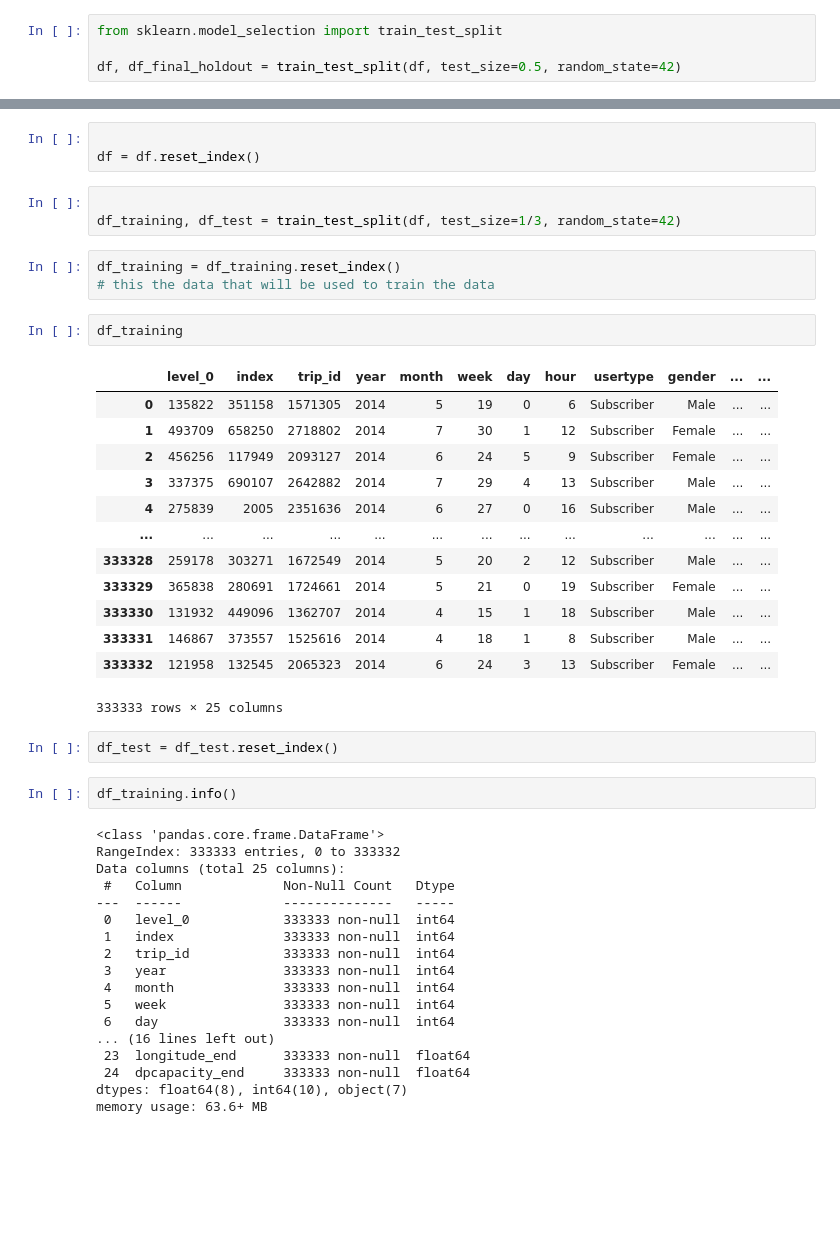
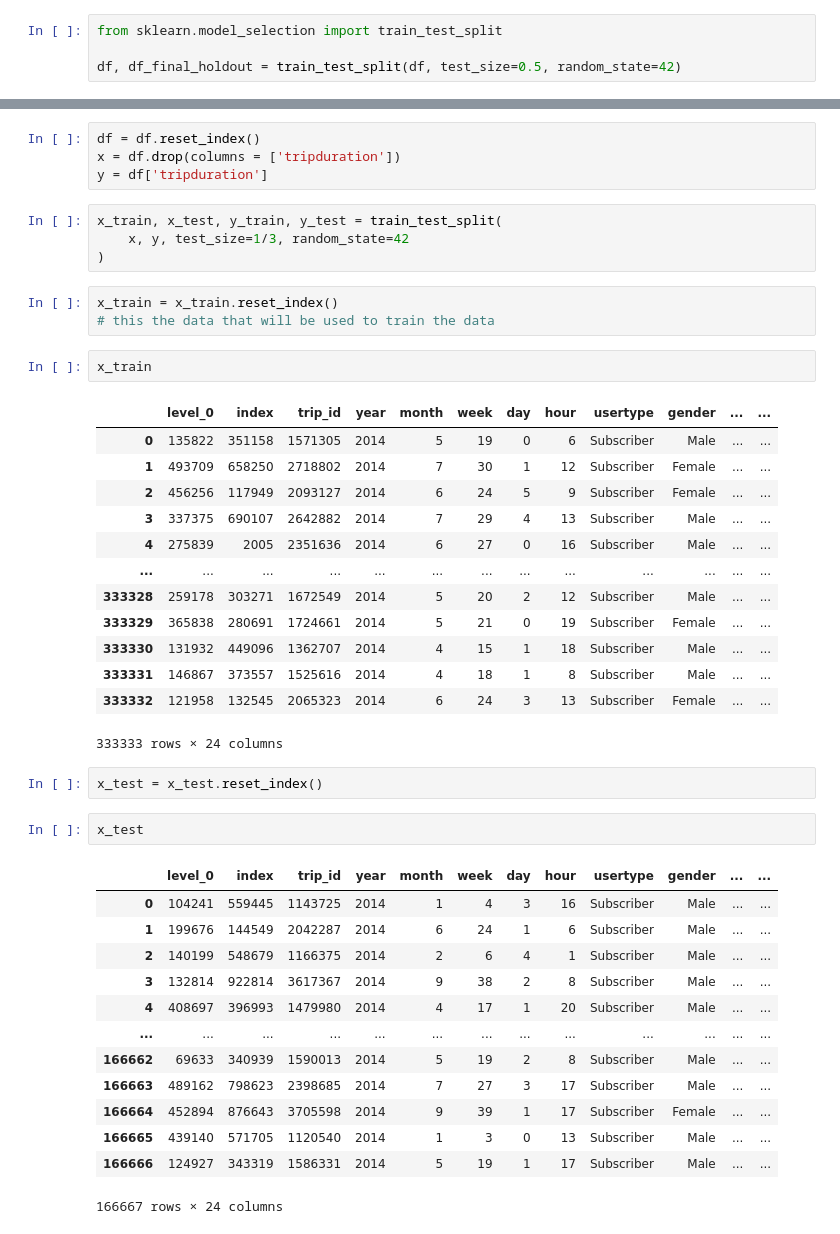
Before and after one commit to RomanT0058/csusb_spring26_cse5140_team2, a Jupyter notebook: NN_Analysis.ipynb, the cells around one changed output, grey strips where cells are left out. Cells and saved outputs as stored; diff of their text form; blank space fills up the shorter version.

```diff
--- a/NN_Analysis.ipynb
+++ b/NN_Analysis.ipynb
@@ -38,15 +31,17 @@ df, df_final_holdout = train_test_split(df, test_size=0.5, random_state=42)
 df_final_holdout = df_final_holdout.reset_index()
 # %%
-
 df = df.reset_index()
+x = df.drop(columns = ['tripduration'])
+y = df['tripduration']
-# %%
-
-df_training, df_test = train_test_split(df, test_size=1/3, random_state=42)
+# %%
+x_train, x_test, y_train, y_test = train_test_split(
+    x, y, test_size=1/3, random_state=42
+)
 # %%
-df_training = df_training.reset_index()
+x_train = x_train.reset_index()
 # this the data that will be used to train the data
 # %%
-df_training
+x_train
 # %% [output]
 |  | level_0 | index | trip_id | year | month | week | day | hour | usertype | gender | ... | ... |
 | 0 | 135822 | 351158 | 1571305 | 2014 | 5 | 19 | 0 | 6 | Subscriber | Male | ... | ... |
@@ -60,26 +55,22 @@ df_training
 | 333330 | 131932 | 449096 | 1362707 | 2014 | 4 | 15 | 1 | 18 | Subscriber | Male | ... | ... |
 | 333331 | 146867 | 373557 | 1525616 | 2014 | 4 | 18 | 1 | 8 | Subscriber | Male | ... | ... |
 | 333332 | 121958 | 132545 | 2065323 | 2014 | 6 | 24 | 3 | 13 | Subscriber | Female | ... | ... |
-333333 rows × 25 columns
+333333 rows × 24 columns
 # %%
-df_test = df_test.reset_index()
+x_test = x_test.reset_index()
 # %%
-df_training.info()
+x_test
 # %% [output]
+|  | level_0 | index | trip_id | year | month | week | day | hour | usertype | gender | ... | ... |
+| 0 | 104241 | 559445 | 1143725 | 2014 | 1 | 4 | 3 | 16 | Subscriber | Male | ... | ... |
+| 1 | 199676 | 144549 | 2042287 | 2014 | 6 | 24 | 1 | 6 | Subscriber | Male | ... | ... |
+| 2 | 140199 | 548679 | 1166375 | 2014 | 2 | 6 | 4 | 1 | Subscriber | Male | ... | ... |
+| 3 | 132814 | 922814 | 3617367 | 2014 | 9 | 38 | 2 | 8 | Subscriber | Male | ... | ... |
+| 4 | 408697 | 396993 | 1479980 | 2014 | 4 | 17 | 1 | 20 | Subscriber | Male | ... | ... |
+| ... | ... | ... | ... | ... | ... | ... | ... | ... | ... | ... | ... | ... |
+| 166662 | 69633 | 340939 | 1590013 | 2014 | 5 | 19 | 2 | 8 | Subscriber | Male | ... | ... |
+| 166663 | 489162 | 798623 | 2398685 | 2014 | 7 | 27 | 3 | 17 | Subscriber | Male | ... | ... |
+| 166664 | 452894 | 876643 | 3705598 | 2014 | 9 | 39 | 1 | 17 | Subscriber | Female | ... | ... |
+| 166665 | 439140 | 571705 | 1120540 | 2014 | 1 | 3 | 0 | 13 | Subscriber | Male | ... | ... |
+| 166666 | 124927 | 343319 | 1586331 | 2014 | 5 | 19 | 1 | 17 | Subscriber | Male | ... | ... |
-<class 'pandas.core.frame.DataFrame'>
-RangeIndex: 333333 entries, 0 to 333332
-Data columns (total 25 columns):
- #   Column             Non-Null Count   Dtype
----  ------             --------------   -----
- 0   level_0            333333 non-null  int64
- 1   index              333333 non-null  int64
- 2   trip_id            333333 non-null  int64
- 3   year               333333 non-null  int64
- 4   month              333333 non-null  int64
- 5   week               333333 non-null  int64
- 6   day                333333 non-null  int64
-... (16 lines left out)
- 23  longitude_end      333333 non-null  float64
- 24  dpcapacity_end     333333 non-null  float64
-dtypes: float64(8), int64(10), object(7)
-memory usage: 63.6+ MB
+166667 rows × 24 columns
```
Also changed, not shown: parts of 19 cells of this notebook.
